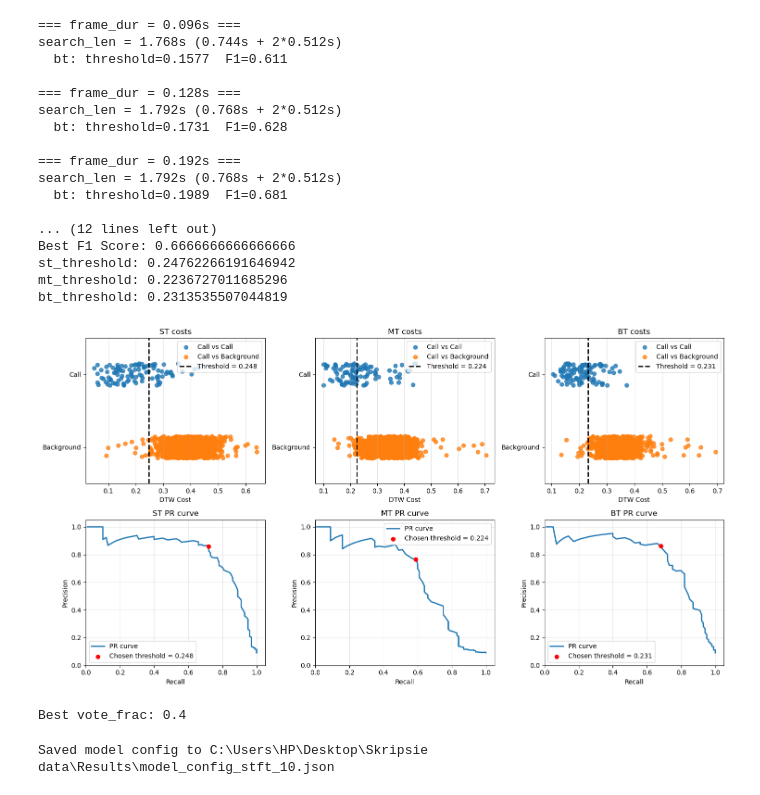
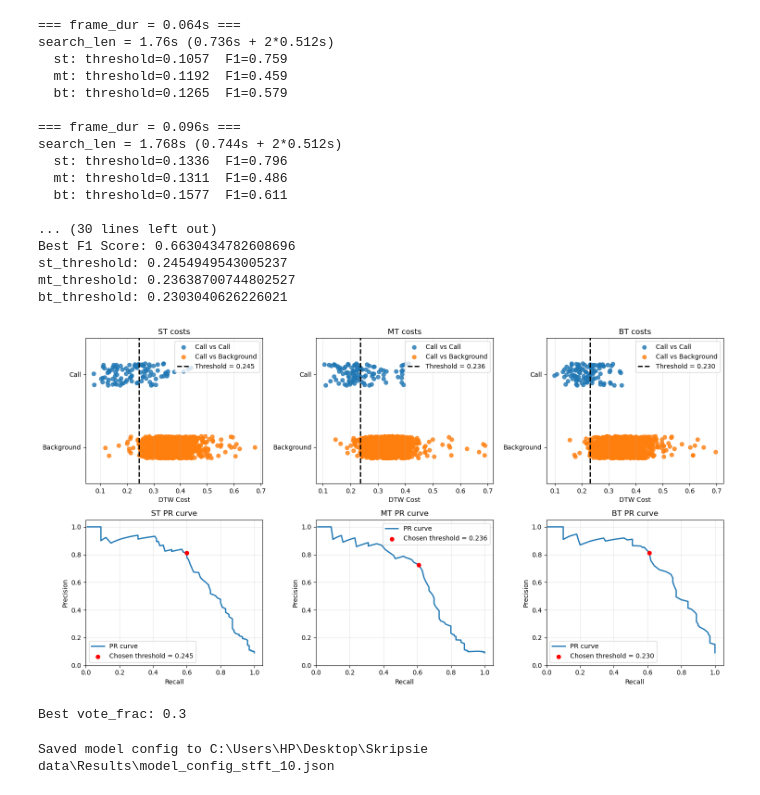
Before and after one commit to koekiekat/Skripsie, a Jupyter notebook: Final Software/stft_calib_10.ipynb, the cells around one changed output. Drawn from its saved outputs; the diff is of its cells as text; code cells hidden in the pictures.

```diff
--- a/Final Software/stft_calib_10.ipynb
+++ b/Final Software/stft_calib_10.ipynb
@@ -25,15 +25,15 @@ from feature import(
 feat_method = "stft"
 n_calib = 10 #number of calibration templates
 n_bg = 100 #number of background templates
-n_temps = 10 #number of templates to use for voting
+n_temps = 10#number of templates to use for voting
 fs_new = 1000
 #dtw_method = "old"#**
 
 #feature frame lengths to test
-feat_frame_lengths = [0.096, 0.128, 0.192, 0.256, 0.384, 0.512] #[0.048, 0.064, 0.096, 0.128, 0.192, 0.256, 0.384, 0.512]
+feat_frame_lengths = [0.064, 0.096, 0.128, 0.192, 0.256, 0.384, 0.512] #[0.048, 0.064, 0.096, 0.128, 0.192, 0.256, 0.384, 0.512]
 
 #window frame lengths to test
-window_lengths_to_test = [0.1 ,0.2 ,0.3, 0.4, 0.5, 0.6, 0.7, 0.8] #**
+#window_lengths_to_test = [0.1 ,0.2 ,0.3, 0.4, 0.5, 0.6, 0.7, 0.8] #**
 
 #vote_fractions to test
 if n_temps == 5:
@@ -87,9 +87,9 @@ for frame_length in feat_frame_lengths:
     hop_len_seconds = frame_hop_len(extractor, fs_new)
 
     #determine features
-    st_temp_feats = load_features_from_json(RESULTS_29 / st_temp_file, extractor, n_temps)
-    mt_temp_feats = load_features_from_json(RESULTS_29 / mt_temp_file, extractor, n_temps)
-    bt_temp_feats = load_features_from_json(RESULTS_29 / bt_temp_file, extractor, n_temps)
+    st_temp_feats = load_features_from_json(RESULTS_29 / st_temp_file, extractor, n_temps, fs_new = fs_new)
+    mt_temp_feats = load_features_from_json(RESULTS_29 / mt_temp_file, extractor, n_temps, fs_new = fs_new)
+    bt_temp_feats = load_features_from_json(RESULTS_29 / bt_temp_file, extractor, n_temps, fs_new = fs_new)
 
     #find max template length so all calib feats can be extracted to be same len + slack
     #we want to keep slack small to not let other noise in(checked spectrograms to see if I was happy since there aren't many temps)
@@ -119,48 +119,48 @@ for frame_length in feat_frame_lengths:
         results[frame_length][call_type] = dict(
             threshold=threshold, f1=f1,
             call_costs=call_costs, call_starts=call_starts, call_ends=call_ends,
             bg_costs=bg_costs, bg_starts=bg_starts, bg_ends=bg_ends,
         )
-    print(f"  {call_type}: threshold={threshold:.4f}  F1={f1:.3f}")
+        print(f"  {call_type}: threshold={threshold:.4f}  F1={f1:.3f}")
 
 frame_len_results = {f: min(r["f1"] for r in results[f].values()) for f in results}
 best_frame_len = max(frame_len_results, key=lambda f: (frame_len_results[f], f))
 best_score = frame_len_results[best_frame_len]
 best_thresholds = {t: results[best_frame_len][t]["threshold"] for t in call_types}
 
 print(f"Chosen Frame Length: {best_frame_len}")
 print(f"Best F1 Score: {best_score}")
 for t in call_types:
     print(f"{t}_threshold: {best_thresholds[t]}")
 
 fig, axes = plt.subplots(2, 3, figsize=(15, 8))
 for col, t in enumerate(call_types):
     r = results[best_frame_len][t]
     plot_dtw_scatter(r["call_costs"], r["bg_costs"], threshold=r["threshold"], ax=axes[0, col])
     plot_pr_curve_from_costs(r["call_costs"], r["bg_costs"], best_threshold=r["threshold"], ax=axes[1, col])
     axes[0, col].set_title(f"{t.upper()} costs")
     axes[1, col].set_title(f"{t.upper()} PR curve")
 plt.tight_layout()
 plt.show()
 # %% [output]
+=== frame_dur = 0.064s ===
+search_len = 1.76s (0.736s + 2*0.512s)
+  st: threshold=0.1057  F1=0.759
+  mt: threshold=0.1192  F1=0.459
+  bt: threshold=0.1265  F1=0.579
+
 === frame_dur = 0.096s ===
 search_len = 1.768s (0.744s + 2*0.512s)
+  st: threshold=0.1336  F1=0.796
+  mt: threshold=0.1311  F1=0.486
   bt: threshold=0.1577  F1=0.611
 
-=== frame_dur = 0.128s ===
-search_len = 1.792s (0.768s + 2*0.512s)
-  bt: threshold=0.1731  F1=0.628
-
-=== frame_dur = 0.192s ===
-search_len = 1.792s (0.768s + 2*0.512s)
-  bt: threshold=0.1989  F1=0.681
-
-... (12 lines left out)
-Best F1 Score: 0.6666666666666666
-st_threshold: 0.24762266191646942
-mt_threshold: 0.2236727011685296
-bt_threshold: 0.2313535507044819
+... (30 lines left out)
+Best F1 Score: 0.6630434782608696
+st_threshold: 0.2454949543005237
+mt_threshold: 0.23638700744802527
+bt_threshold: 0.2303040626226021
-[figure, old version]
+[figure, new version]
 # %%
 if feat_method == "stft":
     extractor = make_stft_extractor(frame_dur = best_frame_len)
@@ -176,9 +176,9 @@ st_calib_feats = [load_template_features_fixed_length(template_number, extractor
 mt_calib_feats = [load_template_features_fixed_length(template_number, extractor, best_search_len, fs_new = fs_new) for template_number in mt_calib_times]
 bt_calib_feats = [load_template_features_fixed_length(template_number, extractor, best_search_len, fs_new = fs_new) for template_number in bt_calib_times]
 
-st_temp_feats = load_features_from_json(RESULTS_29 / st_temp_file, extractor, n_temps)
-mt_temp_feats = load_features_from_json(RESULTS_29 / mt_temp_file, extractor, n_temps)
-bt_temp_feats = load_features_from_json(RESULTS_29 / bt_temp_file, extractor, n_temps)
+st_temp_feats = load_features_from_json(RESULTS_29 / st_temp_file, extractor, n_temps, fs_new = fs_new)
+mt_temp_feats = load_features_from_json(RESULTS_29 / mt_temp_file, extractor, n_temps, fs_new = fs_new)
+bt_temp_feats = load_features_from_json(RESULTS_29 / bt_temp_file, extractor, n_temps, fs_new = fs_new)
 
 calib_feats = {
     "st": st_calib_feats,
@@ -236,7 +236,7 @@ for vote_frac in vote_fracs:
 best_vote_frac = max(vote_fracs, key=lambda v: (min(f1_scores[(v, t, th)] for t in temp_feats for th in call_thresholds), v))
 print("Best vote_frac:", best_vote_frac)
 # %% [output]
-Best vote_frac: 0.4
+Best vote_frac: 0.3
 # %%
 MODEL_CONFIG = RESULTS / f"model_config_{feat_method}_{n_temps}.json"
 
```
Also changed, not shown: 23 other files.
